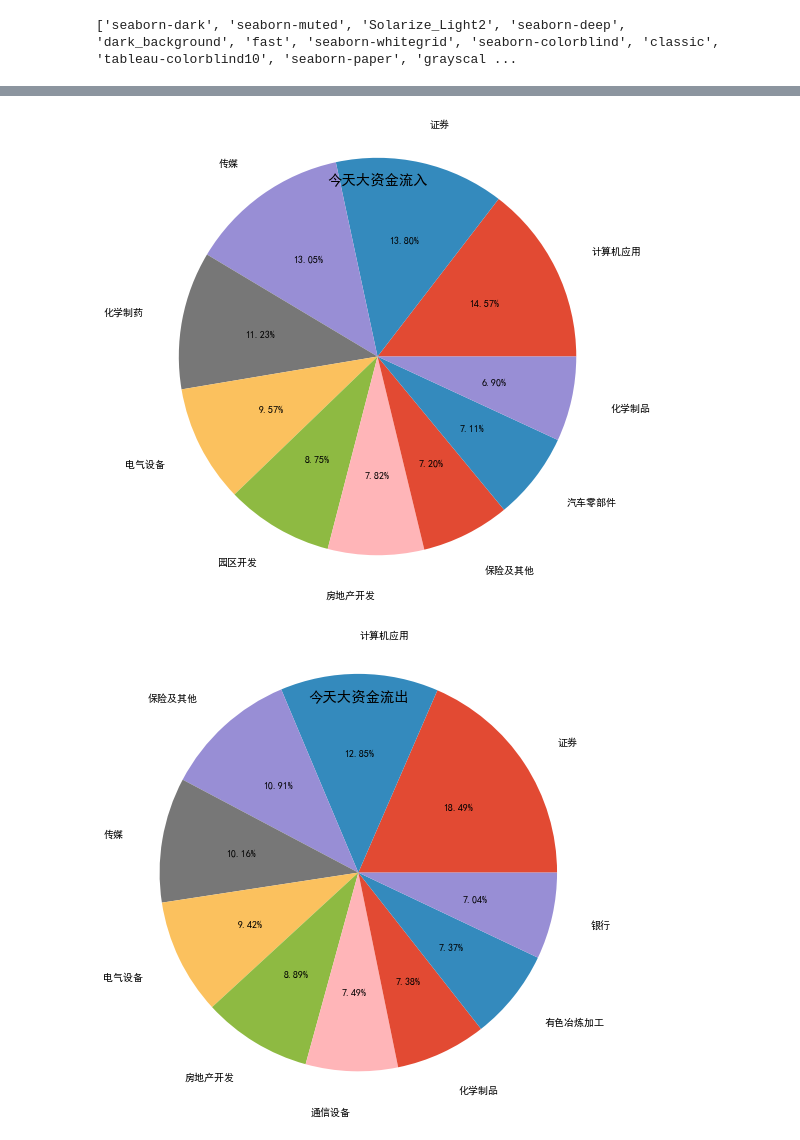
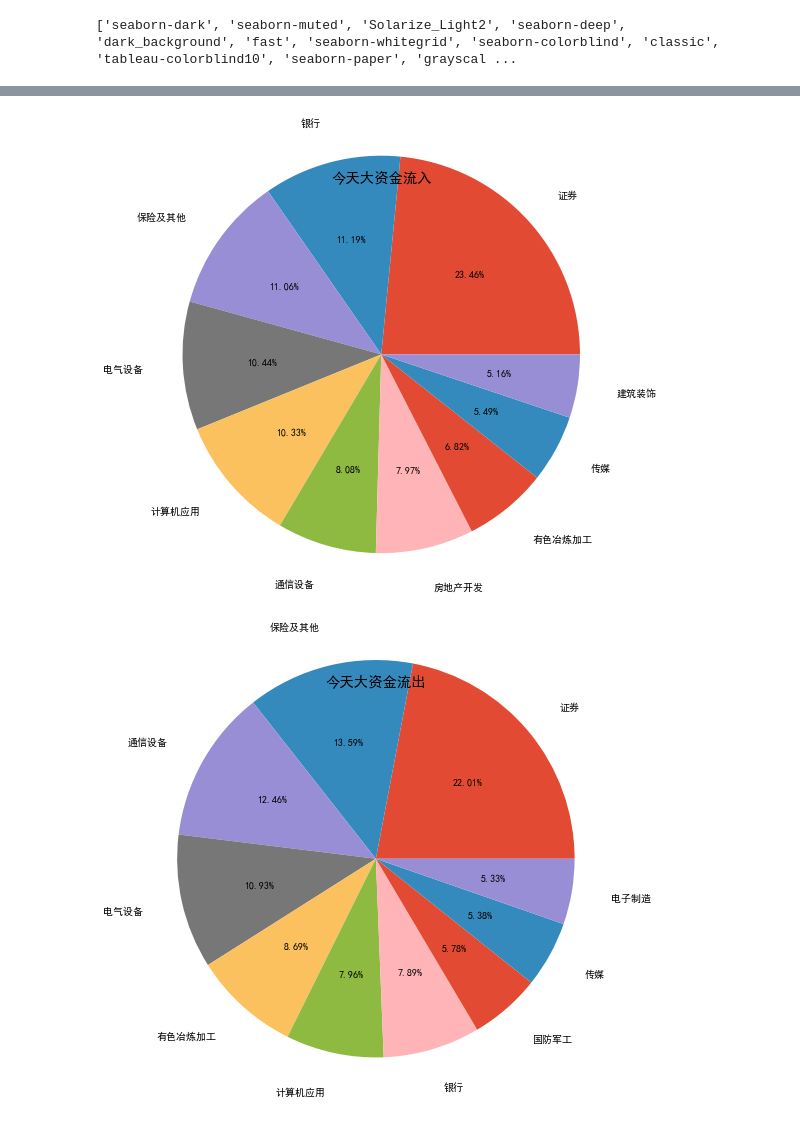
Before and after one commit to sunmd/DataAnlysisDemo, a Jupyter notebook: StockAnlysis.ipynb, the cells around one changed output, grey strips where cells are left out. Drawn from its saved outputs; the diff is of its cells as text; code cells hidden in the pictures.

```diff
--- a/StockAnlysis.ipynb
+++ b/StockAnlysis.ipynb
@@ -210,12 +210,12 @@ def ycz():
 
     return [outliers_list_zf, outliers_list_jlr]
 # %%
-file_date = '2018-11'
+file_date = '2019-01'
 
-to_day = '2018-11-22'
+to_day = '2019-01-04'
 
-df = save_one_day( file_date, columns_name, 22)
+df = save_one_day( file_date, columns_name, 4)
 
-df[df['统计时间']=='2018-11-22'].head()
+df[df['统计时间']=='2019-01-04'].head()
 # %% [output]
 |  | 代码 | 名称 | 涨幅% | 净流入 | 大流入 | 大流出 | 中流入 | 中流出 | 统计时间 |
@@ -248,7 +242,7 @@ df[df['统计时间']==to_day].sort_values('净流入',ascending=False)\
 # %%
 #按分类进行统计
 
-df_grp_name = df[df['统计时间']>=file_date+'-12'].groupby('名称').sum()
+df_grp_name = df[df['统计时间']>=file_date+'-03'].groupby('名称').sum()
 df_grp_name.sort_values(['涨幅%','净流入'], ascending=False)\
 .style.use(mystl.export()).format({'涨幅%':'{:+.2%}'})
 # %% [output]
@@ -292,7 +286,7 @@ s = s.sort_values(ascending=False)[:10]
 draw_pie(s, '今天大资金流出', '3.png')
 
 #按分类进行统计
-df_grp_name = df[df['统计时间']>='2018-11-12'].groupby('名称').sum()
+df_grp_name = df[df['统计时间']>='2019-01-01'].groupby('名称').sum()
 df_grp_name.sort_values(['涨幅%','净流入'], ascending=False)\
 .style.use(mystl.export()).format({'涨幅%':'{:+.2%}'})
 
@@ -345,2 +344,2 @@ if not outliers_list_jlr[outliers_list_jlr['统计时间'] == to_day].empty:
-[figure, old version]
+[figure, new version]
-[figure, old version]
+[figure, new version]
```
Also changed, not shown: parts of 7 cells of this notebook.
